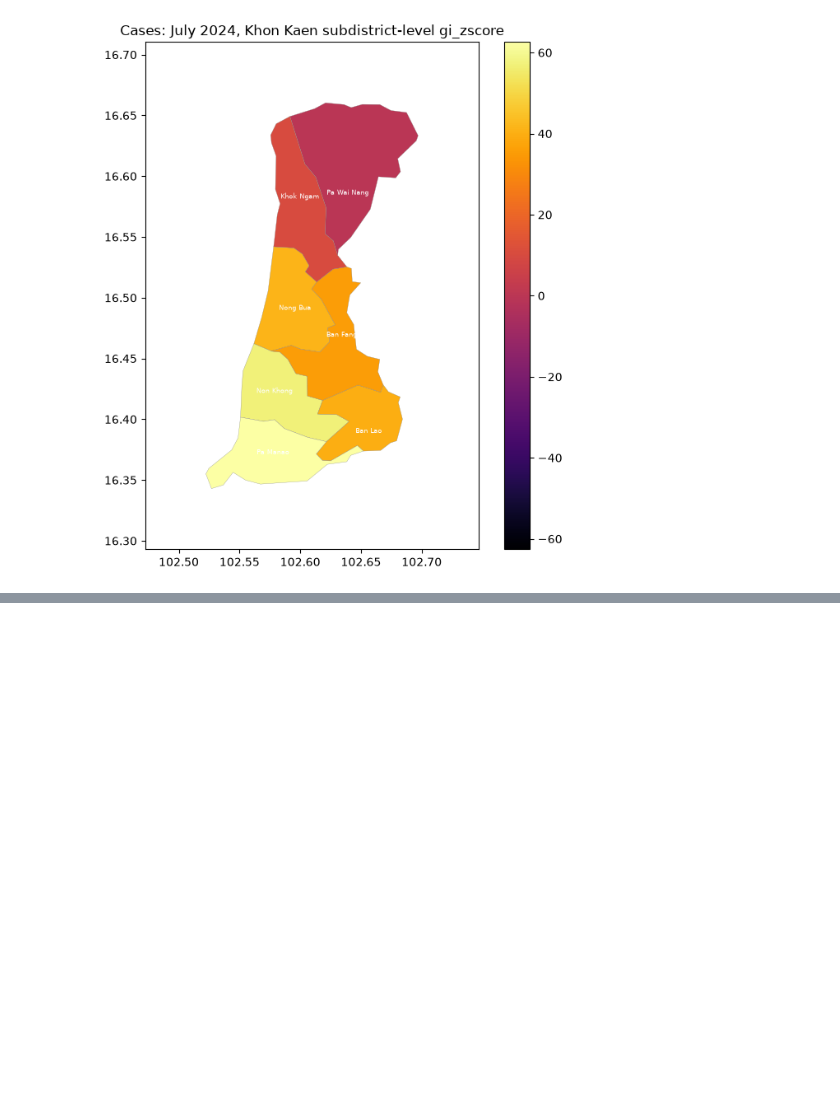
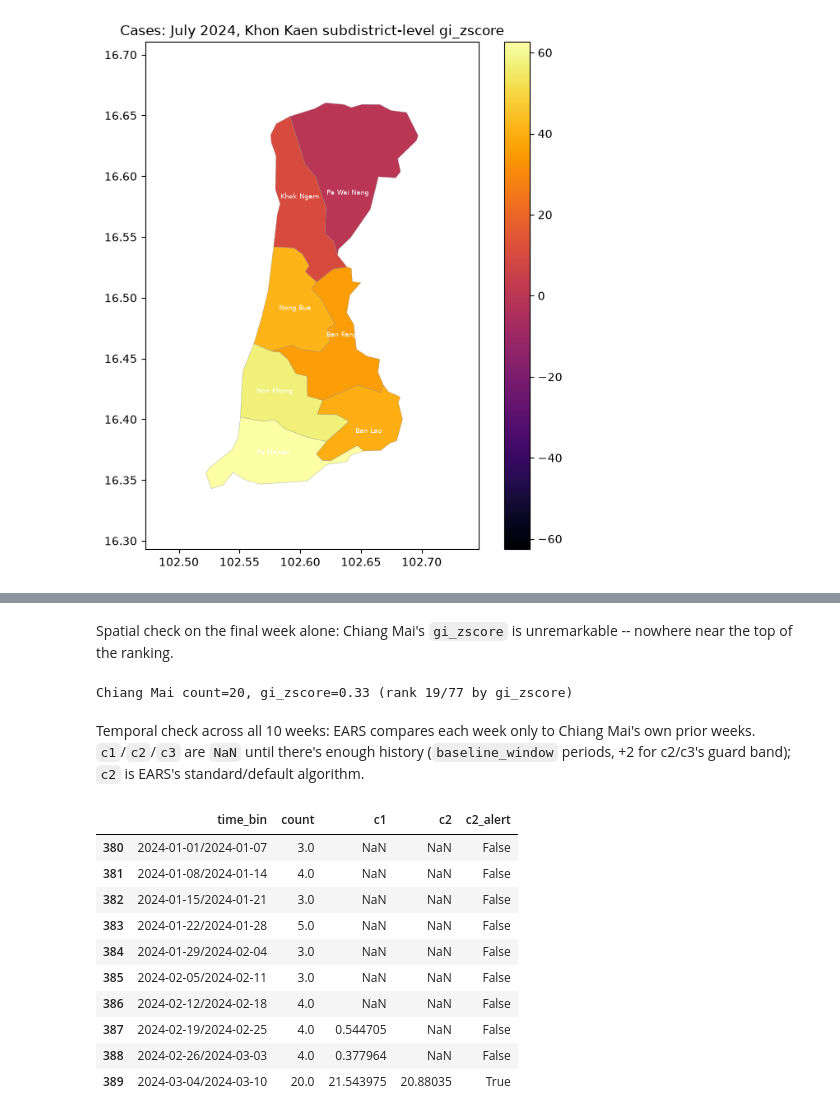
Before and after one commit to nongwarodom/spatialdetection, a Jupyter notebook: notebooks/quickstart.ipynb, the cells around one changed output, grey strips where cells are left out. Drawn from its saved outputs; the diff is of its cells as text; code cells hidden in the pictures; blank space fills up the shorter version.

```diff
--- a/notebooks/quickstart.ipynb
+++ b/notebooks/quickstart.ipynb
@@ -850,0 +907,36 @@ Text(0.5, 1.0, 'Cases: July 2024, Khon Kaen subdistrict-level gi_zscore')
+# %% [markdown]
+Spatial check on the final week alone: Chiang Mai's `gi_zscore` is unremarkable -- nowhere near
+the top of the ranking.
+# %%
+final_week = weeks[-1]
+with warnings.catch_warnings():
+    warnings.simplefilter("ignore", UserWarning)  # libpysal disconnected-components notice
+    spatial_final_week = province_hotspots(temporal_df[temporal_df["reported_at"] == final_week], k=5, permutations=499)
+cm_spatial = spatial_final_week[spatial_final_week["province_en"] == "Chiang Mai"].iloc[0]
+spatial_rank = int((spatial_final_week["gi_zscore"] > cm_spatial["gi_zscore"]).sum()) + 1
+print(
+    f"Chiang Mai count={cm_spatial['count']:.0f}, gi_zscore={cm_spatial['gi_zscore']:.2f} "
+    f"(rank {spatial_rank}/{len(spatial_final_week)} by gi_zscore)"
+)
+# %% [output]
+Chiang Mai count=20, gi_zscore=0.33 (rank 19/77 by gi_zscore)
+# %% [markdown]
+Temporal check across all 10 weeks: EARS compares each week only to Chiang Mai's own prior
+weeks. `c1`/`c2`/`c3` are `NaN` until there's enough history (`baseline_window` periods, +2 for
+c2/c3's guard band); `c2` is EARS's standard/default algorithm.
+# %%
+ears_result = province_ears(temporal_df, time_col="reported_at", timeframe="week", baseline_window=7)
+cm_temporal = ears_result[ears_result["province_en"] == "Chiang Mai"].sort_values("time_bin")
+cm_temporal[["time_bin", "count", "c1", "c2", "c2_alert"]]
+# %% [output]
+|  | time_bin | count | c1 | c2 | c2_alert |
+| 380 | 2024-01-01/2024-01-07 | 3.0 | NaN | NaN | False |
+| 381 | 2024-01-08/2024-01-14 | 4.0 | NaN | NaN | False |
+| 382 | 2024-01-15/2024-01-21 | 3.0 | NaN | NaN | False |
+| 383 | 2024-01-22/2024-01-28 | 5.0 | NaN | NaN | False |
+| 384 | 2024-01-29/2024-02-04 | 3.0 | NaN | NaN | False |
+| 385 | 2024-02-05/2024-02-11 | 3.0 | NaN | NaN | False |
+| 386 | 2024-02-12/2024-02-18 | 4.0 | NaN | NaN | False |
+| 387 | 2024-02-19/2024-02-25 | 4.0 | 0.544705 | NaN | False |
+| 388 | 2024-02-26/2024-03-03 | 4.0 | 0.377964 | NaN | False |
+| 389 | 2024-03-04/2024-03-10 | 20.0 | 21.543975 | 20.88035 | True |
```
Also changed, not shown: parts of 15 cells of this notebook, 3 other files.
